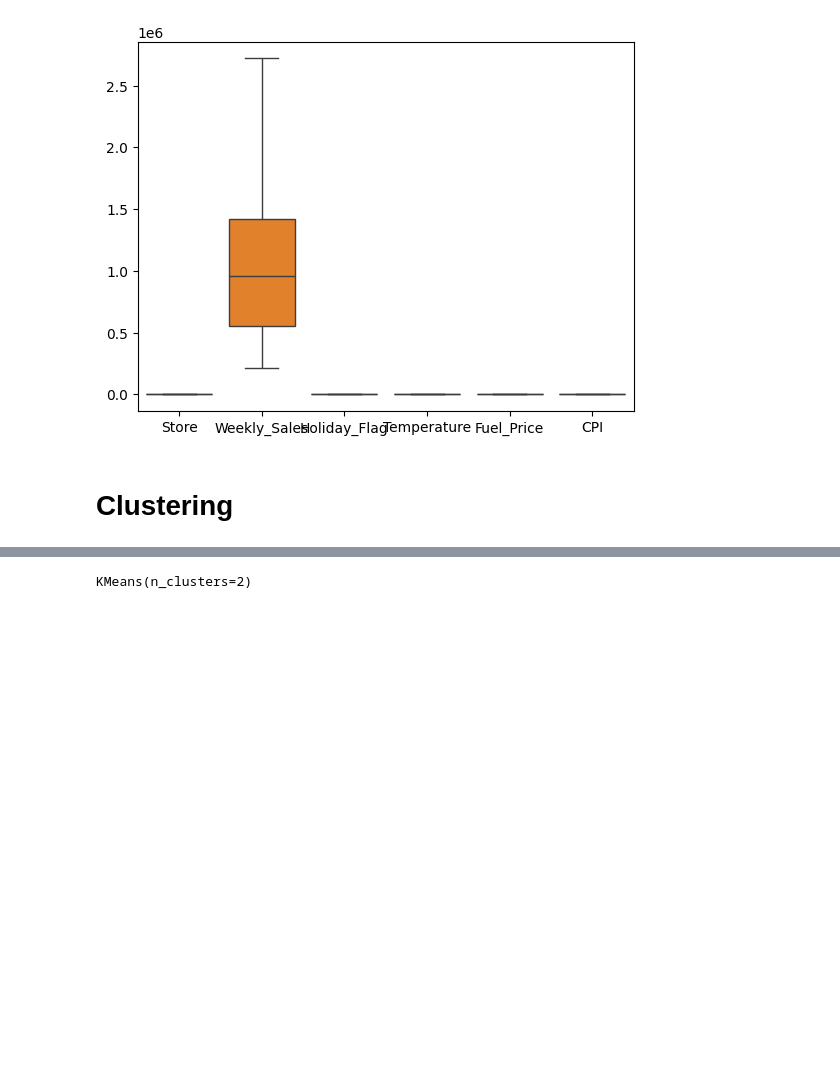
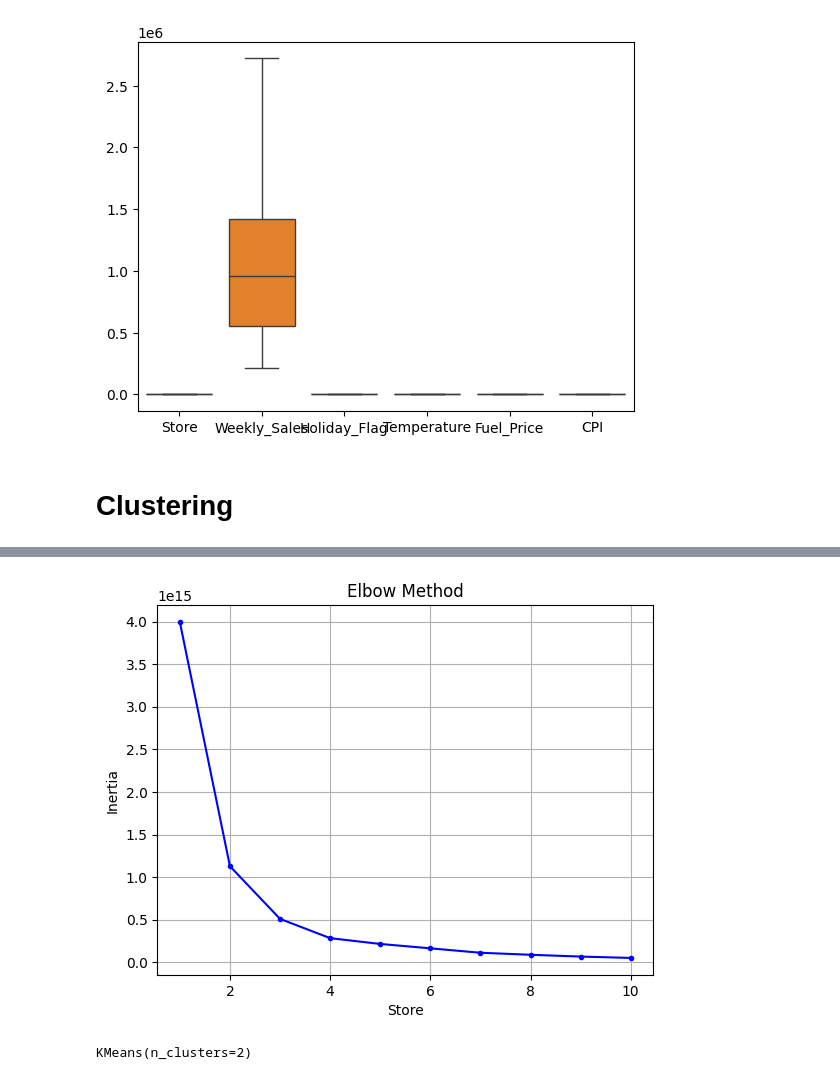
Before and after one commit to raihanlah/Datmin-Tubes, a Jupyter notebook: datmin.ipynb, the cells around one changed output, grey strips where cells are left out. Cells and saved outputs as stored; diff of their text form; code cells hidden in the pictures; blank space fills up the shorter version.

```diff
--- a/datmin.ipynb
+++ b/datmin.ipynb
@@ -303,3 +309,13 @@ plt.show()
+# %%
+#memperlihatkan data fuel price 1-11
+plt.plot(range(1, 11), inert, marker='.', color='b')
+plt.xlabel('Store')
+plt.ylabel('Inertia')
+plt.title('Elbow Method')
+plt.grid(True)
+plt.show()
+# %% [output]
+[figure, added]
 # %%
 kmeans.set_params(n_clusters=2)
 kmeans.fit(df_ag)
```
Also changed, not shown: parts of 12 cells of this notebook.
